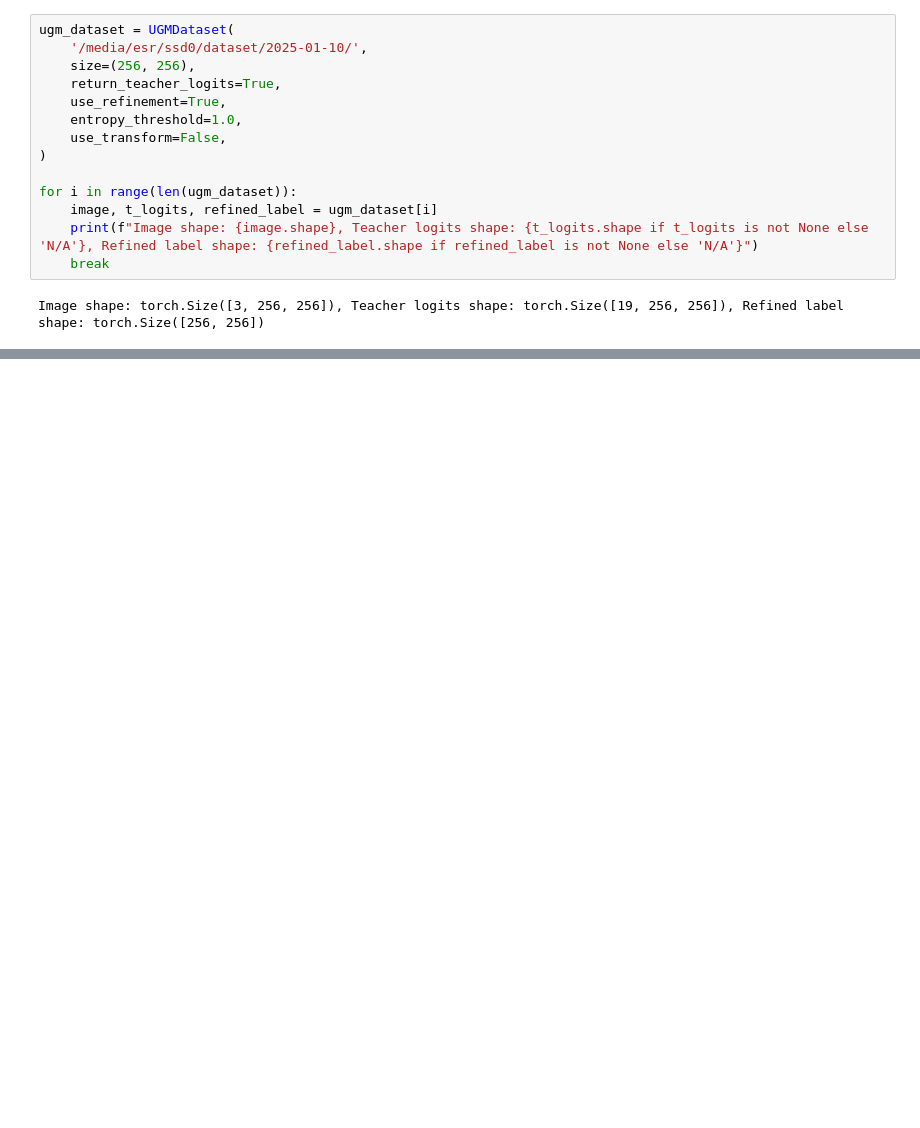
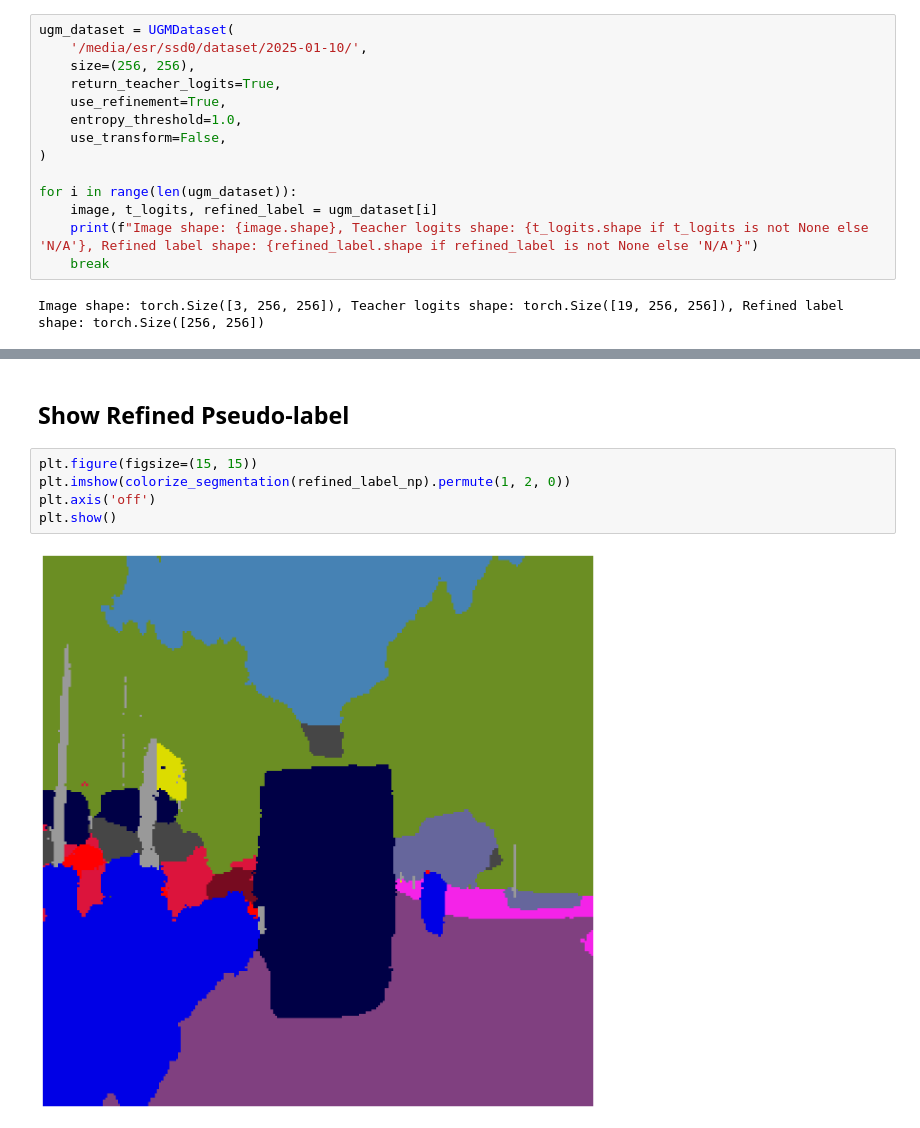
Before and after one commit to NovelioPI/distilled-self-learning-segmentation, a Jupyter notebook: visualize.ipynb, the cells around one changed output, grey strips where cells are left out. Saved outputs shown, nothing was run; the diff lists cells and outputs as text; blank space fills up the shorter version.

```diff
--- a/visualize.ipynb
+++ b/visualize.ipynb
@@ -50,0 +77,9 @@ plt.show()
+# %% [markdown]
+## Show Refined Pseudo-label
+# %%
+plt.figure(figsize=(15, 15))
+plt.imshow(colorize_segmentation(refined_label_np).permute(1, 2, 0))
+plt.axis('off')
+plt.show()
+# %% [output]
+[figure, added]
```
Also changed, not shown: parts of 23 cells of this notebook, 17 other files.
